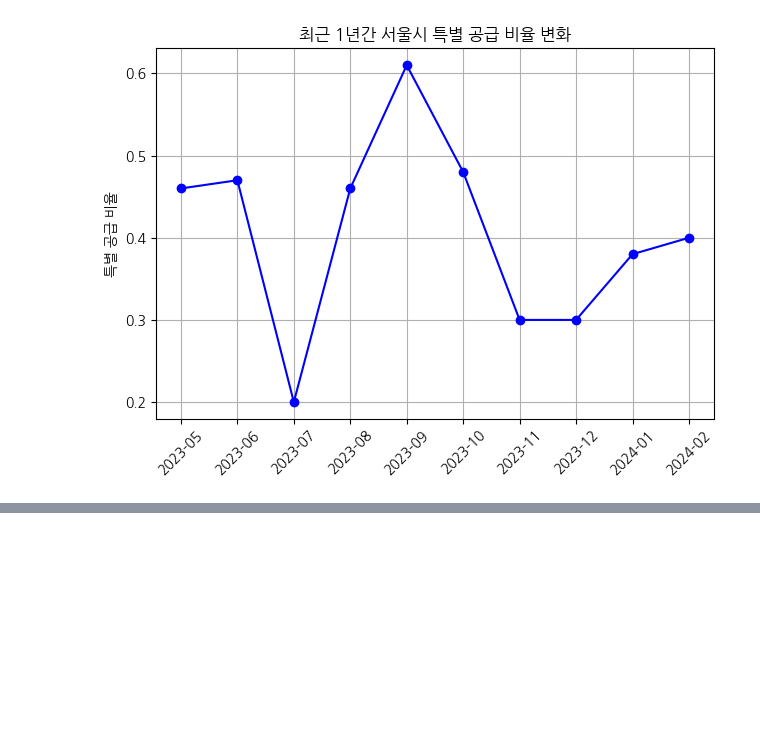
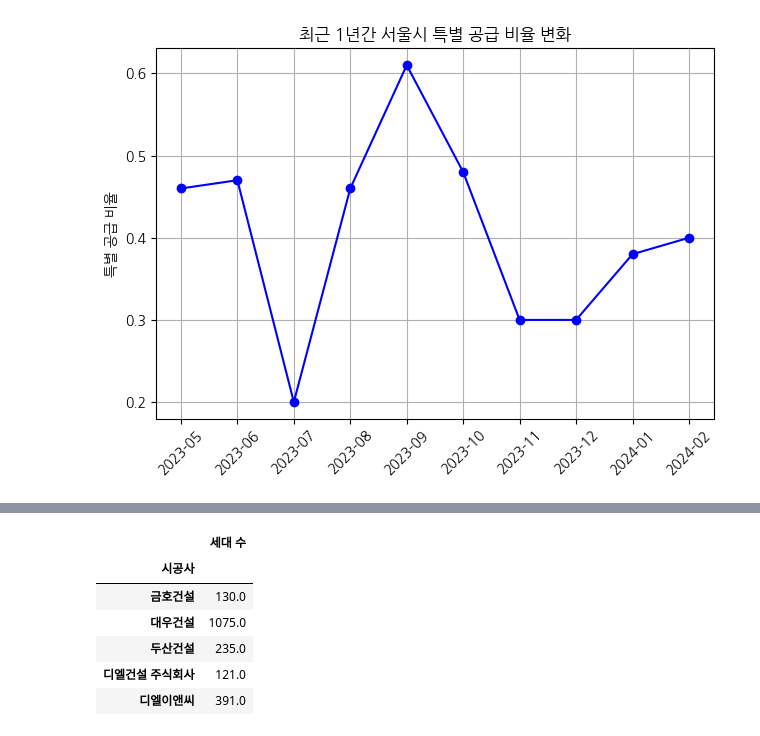
Before and after one commit to hyejidaimma/eda_first_repo, a Jupyter notebook: eda_sell_hyeji.ipynb, the cells around one changed output, grey strips where cells are left out. Drawn from its saved outputs; the diff is of its cells as text; code cells hidden in the pictures; blank space fills up the shorter version.

```diff
--- a/eda_sell_hyeji.ipynb
+++ b/eda_sell_hyeji.ipynb
@@ -1300,0 +1315,11 @@ plt.show()
+# %%
+builder_data = my_data.pivot_table(index='시공사', values="세대 수", aggfunc='sum')
+builder_data.head()
+# %% [output]
+|  | 세대 수 |
+| 시공사 |  |
+| 금호건설 | 130.0 |
+| 대우건설 | 1075.0 |
+| 두산건설 | 235.0 |
+| 디엘건설 주식회사 | 121.0 |
+| 디엘이앤씨 | 391.0 |
```
Also changed, not shown: parts of 37 cells of this notebook.
